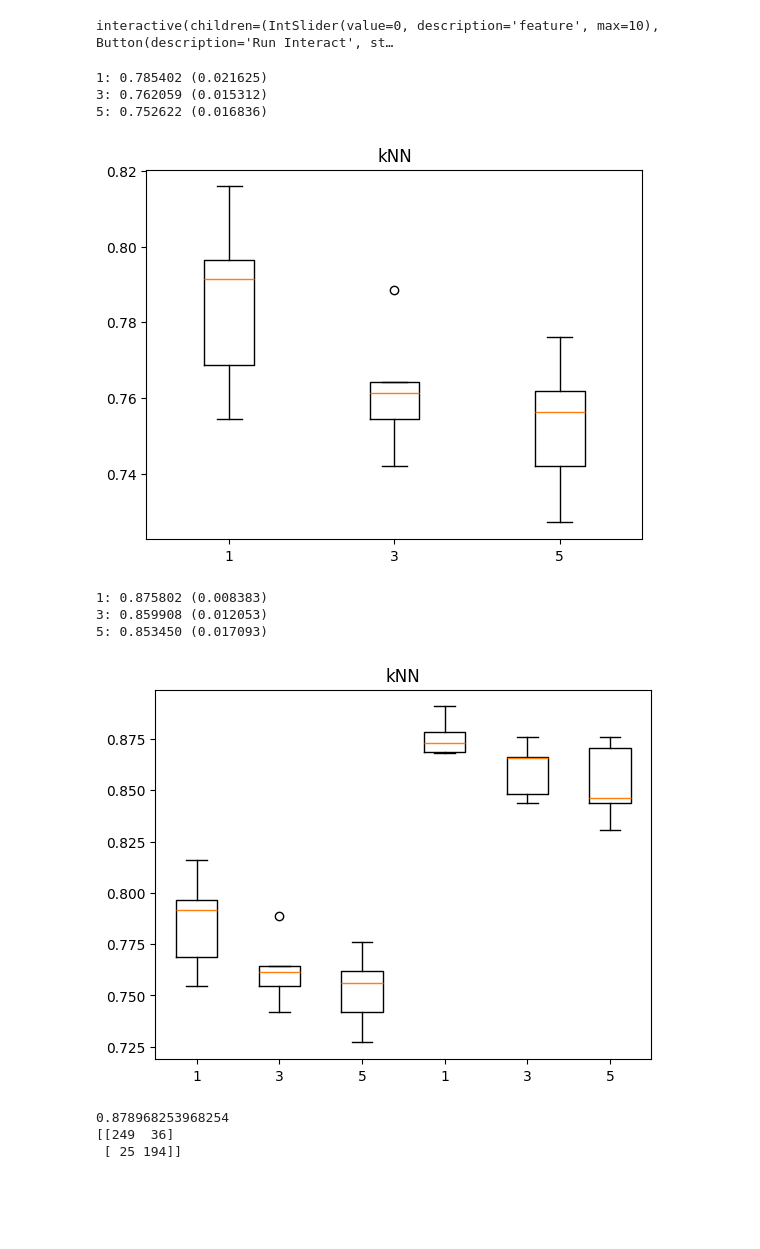
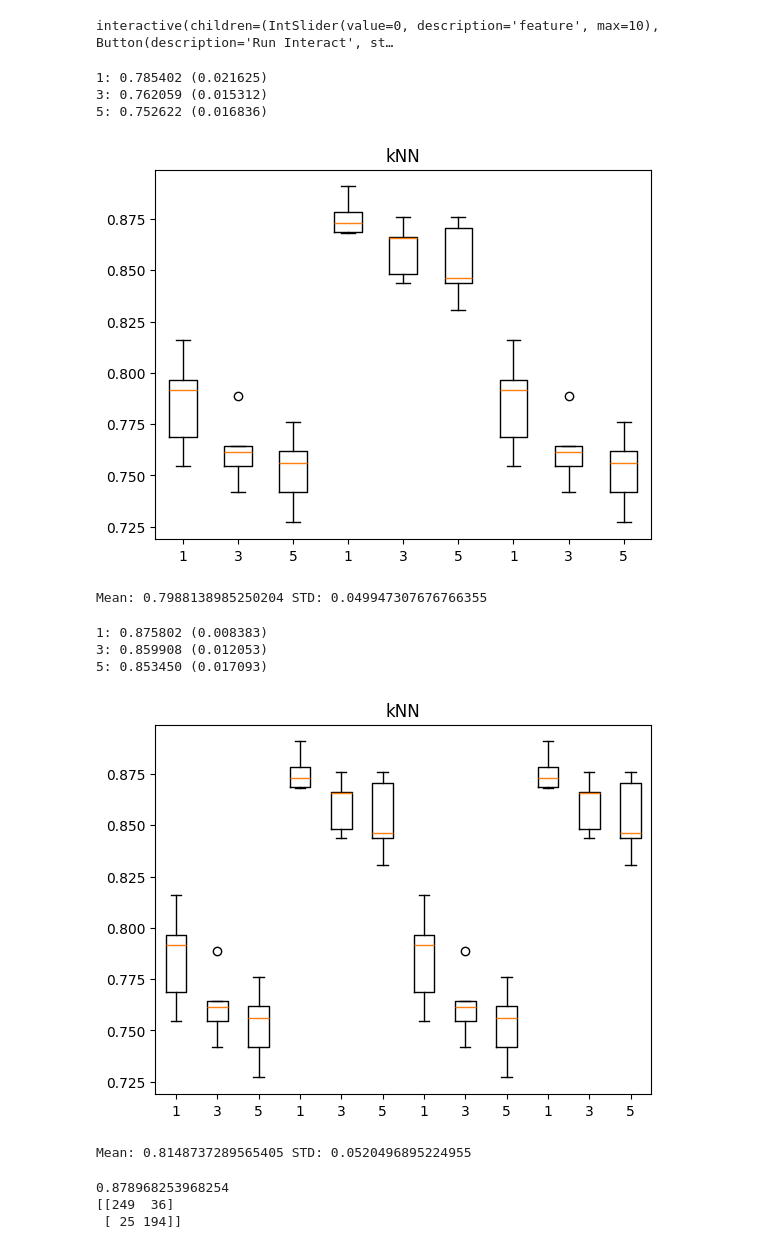
Before and after one commit to Gaulgeous/Cyber-AI, a Jupyter notebook: cyber_ai/lab_1.ipynb, the cells around one changed output. Drawn from its saved outputs; the diff is of its cells as text; code cells hidden in the pictures; blank space fills up the shorter version.

```diff
--- a/cyber_ai/lab_1.ipynb
+++ b/cyber_ai/lab_1.ipynb
@@ -95,19 +95,25 @@ kfold = StratifiedKFold(n_splits=5)
 # %%
 # Unscaled Version
 for name, model in modelskNN:
     cv_results = cross_val_score(model, xtrain, ytrain, cv=kfold, scoring='accuracy')
     resultskNN.append(cv_results)
     nameskNN.append(name)
     print('%s: %f (%f)' % (name, cv_results.mean(), cv_results.std()))
 # Compare Algorithms
 plt.boxplot(resultskNN, labels=nameskNN)
 plt.title('kNN')
 plt.show()
+
+res = np.std(np.array(resultskNN))
+mean = np.average(np.array(resultskNN))
+
+print(f"Mean: {mean} STD: {res}")
 # %% [output]
 1: 0.785402 (0.021625)
 3: 0.762059 (0.015312)
 5: 0.752622 (0.016836)
-[figure, old version]
+[figure, new version]
+Mean: 0.7988138985250204 STD: 0.049947307676766355
 # %%
 # Scaled Version
 for name, model in modelskNN:
@@ -119,11 +125,17 @@ for name, model in modelskNN:
 plt.boxplot(resultskNN, labels=nameskNN)
 plt.title('kNN')
 plt.show()
+
+res = np.std(np.array(resultskNN))
+mean = np.average(np.array(resultskNN))
+
+print(f"Mean: {mean} STD: {res}")
 # %% [output]
 1: 0.875802 (0.008383)
 3: 0.859908 (0.012053)
 5: 0.853450 (0.017093)
-[figure, old version]
+[figure, new version]
+Mean: 0.8148737289565405 STD: 0.0520496895224955
 # %%
 # 1 neighbour scaled performed best on training data
 kNN = KNeighborsClassifier(n_neighbors=1)
```
Also changed, not shown: parts of 15 cells of this notebook, 5 other files.
